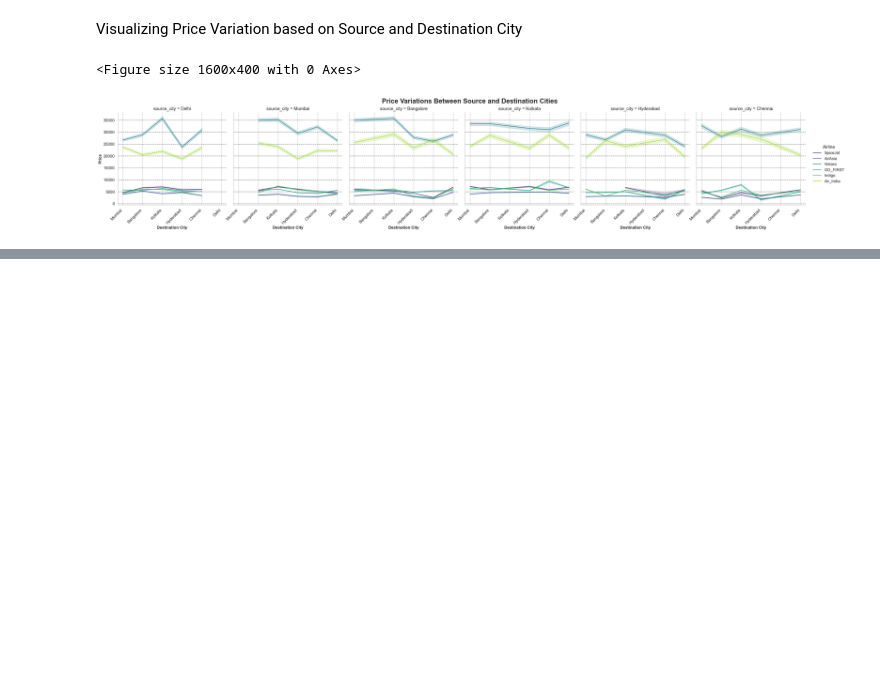
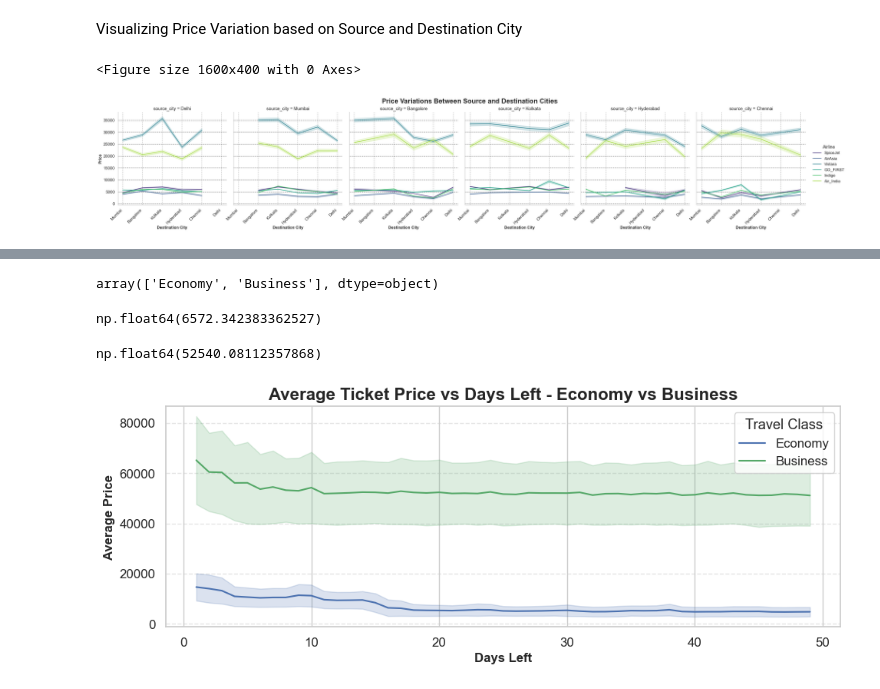
Before and after one commit to soumojit-dev/Airlines-Flight-Analysis, a Jupyter notebook: analysis.ipynb, the cells around one changed output, grey strips where cells are left out. Drawn from its saved outputs; the diff is of its cells as text; code cells hidden in the pictures; blank space fills up the shorter version.

```diff
--- a/analysis.ipynb
+++ b/analysis.ipynb
@@ -432,0 +501,28 @@ plt.show()
+# %%
+df['class'].unique()
+# %% [output]
+array(['Economy', 'Business'], dtype=object)
+# %%
+
+mean_econ = df[df['class'] == 'Economy']['price'].mean()
+mean_econ
+# %% [output]
+np.float64(6572.342383362527)
+# %%
+mean_busi = df[df['class']=='Business']['price'].mean()
+mean_busi
+# %% [output]
+np.float64(52540.08112357868)
+# %%
+plt.figure(figsize=(10,4))
+
+sns.lineplot(data = df, x = 'days_left', y = 'price', hue = 'class', estimator = 'mean', errorbar = 'sd', palette = ['#4C72B0','#55A868'])
+plt.title("Average Ticket Price vs Days Left - Economy vs Business", fontsize = 16, fontweight = 'bold')
+plt.xlabel('Days Left', fontsize = 12, fontweight = 'semibold')
+plt.ylabel("Average Price", fontsize = 12, fontweight = 'semibold')
+plt.legend(title = 'Travel Class')
+plt.grid(axis = 'y', linestyle = '--', alpha = 0.5)
+plt.tight_layout()
+plt.show()
+# %% [output]
+[figure, added]
```
Also changed, not shown: parts of 20 cells of this notebook.
